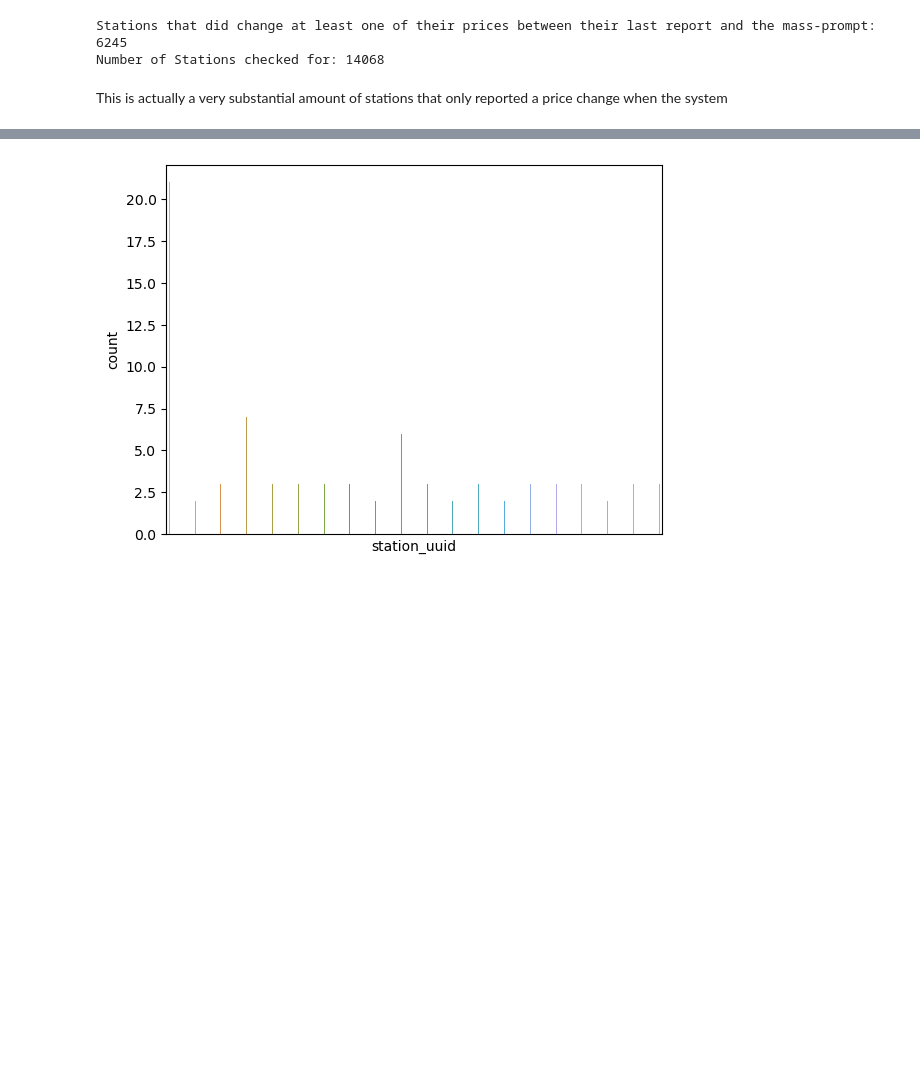
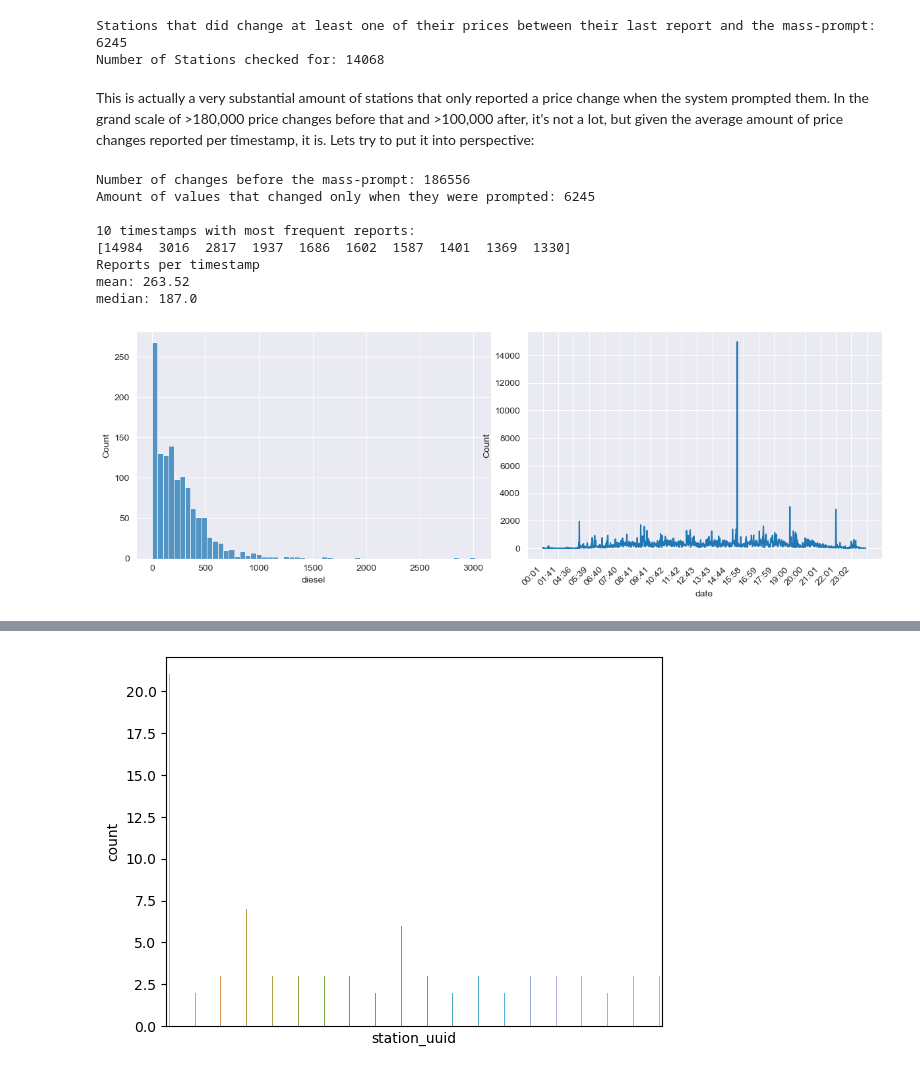
Before and after one commit to petrol-price-predictor/jurassic-juice-juggler, a Jupyter notebook: eda_prices.ipynb, the cells around one changed output, grey strips where cells are left out. Drawn from its saved outputs; the diff is of its cells as text; code cells hidden in the pictures; blank space fills up the shorter version.

```diff
--- a/eda_prices.ipynb
+++ b/eda_prices.ipynb
@@ -306,4 +323,40 @@ print(f"Number of Stations checked for: {len(diff_stations)}")
 Stations that did change at least one of their prices between their last report and the mass-prompt: 6245
 Number of Stations checked for: 14068
 # %% [markdown]
-This is actually a very substantial amount of stations that only reported a price change when the system
+This is actually a very substantial amount of stations that only reported a price change when the system prompted them. In the grand scale of >180,000 price changes before that and >100,000 after, it's not a lot, but given the average amount of price changes reported per timestamp, it is. Lets try to put it into perspective:
+# %%
+print(f'Number of changes before the mass-prompt: {len(prices_sample[:(rn_timestamps[0] - tdelta)])}')
+print(f'Amount of values that changed only when they were prompted: {len(merged_diffs)}')
+
+# creating a table that counts how many price changes occur at each timestamp
+reports_per_timestamp = prices_sample.groupby(level='date').count().diesel.sort_values(ascending=False)
+print('\n10 timestamps with most frequent reports:')
+print(reports_per_timestamp.head(10).values)
+
+print(f'Reports per timestamp \nmean: {reports_per_timestamp.mean().round(2)} \nmedian: {reports_per_timestamp.median()}')
+
+sns.set_style('darkgrid')
+figure, axis = plt.subplots(1, 2, figsize=(12, 4))
+figure.tight_layout()
+# excluding the 15.000 event as it's not representetive for actual price changes
+sns.histplot(reports_per_timestamp[1:], ax=axis[0]);
+
+# time-series plot of the frequency of all price-change events
+counts = prices_sample.groupby(level='date').count().diesel.reset_index()
+counts.date = counts.date.apply(lambda x: x.strftime('%H:%M'))
+sns.lineplot(counts, x='date', y='diesel', ax=axis[1]);
+plt.xticks(rotation=45, ha='right')
+plt.ylabel('Count')
+plt.gca().xaxis.set_major_locator(plt.MaxNLocator(24))
+
+plt.show()
+# %% [output]
+Number of changes before the mass-prompt: 186556
+Amount of values that changed only when they were prompted: 6245
+
+10 timestamps with most frequent reports:
+[14984  3016  2817  1937  1686  1602  1587  1401  1369  1330]
+Reports per timestamp
+mean: 263.52
+median: 187.0
+[figure, added]
```
Also changed, not shown: parts of 13 cells of this notebook, 2 other files.
